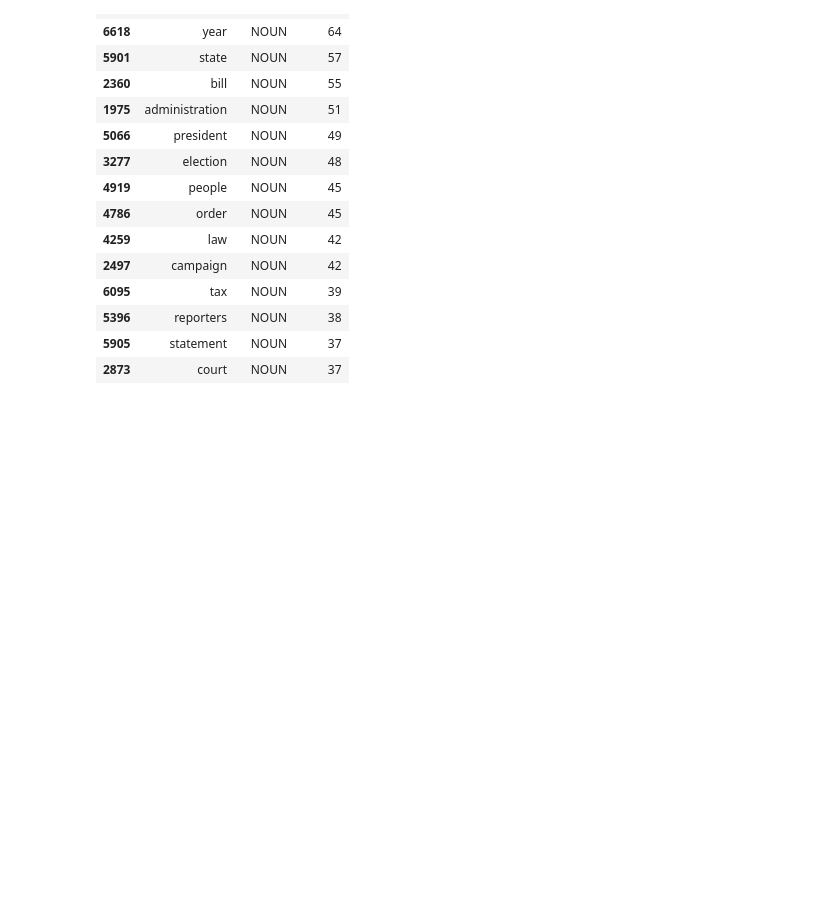
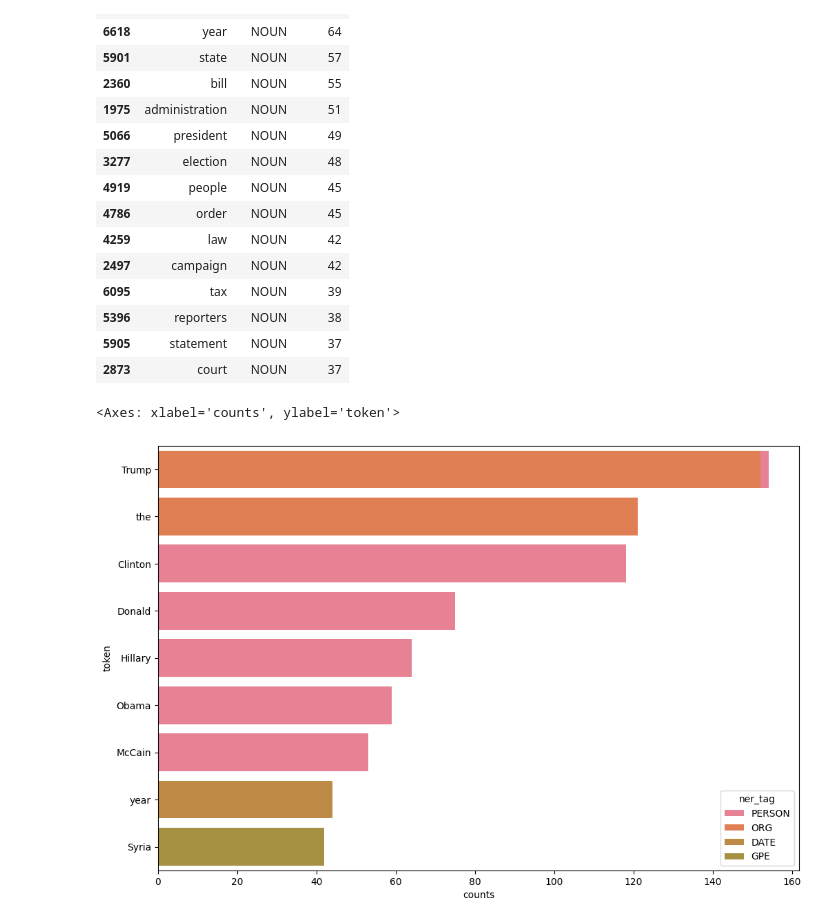
Before and after one commit to naven084k/MachineLearning, a Jupyter notebook: AI_Engineer/nlp_project/project.ipynb, the cells around one changed output. Drawn from its saved outputs; the diff is of its cells as text; code cells hidden in the pictures; blank space fills up the shorter version.

```diff
--- a/AI_Engineer/nlp_project/project.ipynb
+++ b/AI_Engineer/nlp_project/project.ipynb
@@ -209,3 +209,22 @@ pos_counts_fact[pos_counts_fact.pos_tag == 'NOUN'][:15]
 | 5396 | reporters | NOUN | 38 |
 | 5905 | statement | NOUN | 37 |
 | 2873 | court | NOUN | 37 |
+# %%
+top_entities_fake = fake_tagsdf[fake_tagsdf["ner_tag"] != ""].groupby(["token","ner_tag"]).size().reset_index(name="counts").sort_values(by='counts', ascending=False)
+top_entities_fact = fact_tagsdf[fact_tagsdf["ner_tag"] != ""].groupby(["token","ner_tag"]).size().reset_index(name="counts").sort_values(by='counts', ascending=False)
+# %%
+import seaborn as sns
+from matplotlib.colors import to_hex
+
+unique_classes= top_entities_fake['ner_tag'].unique()
+
+# Generate a color palette with as many colors as classes
+palette = sns.color_palette("husl", len(unique_classes))
+
+# Create dictionary mapping class -> hex color
+class_colors = {cls: to_hex(col) for cls, col in zip(unique_classes, palette)}
+# %%
+sns.barplot(x='counts', y='token', hue="ner_tag", palette=class_colors, data= top_entities_fake[:10], orient='h', dodge=False)
+# %% [output]
+<Axes: xlabel='counts', ylabel='token'>
+[figure, added]
```
Also changed, not shown: parts of 27 cells of this notebook.
